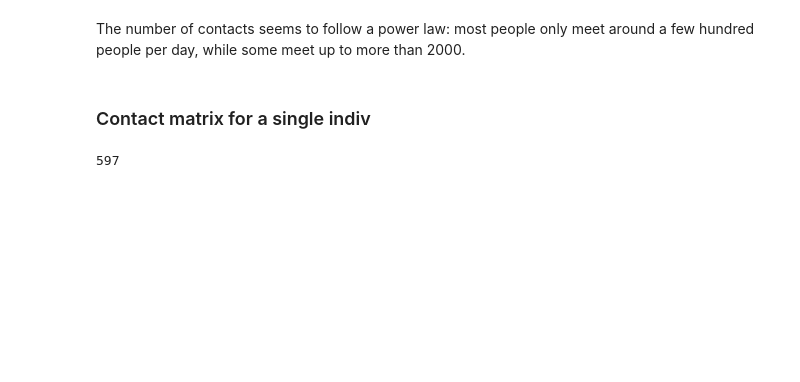
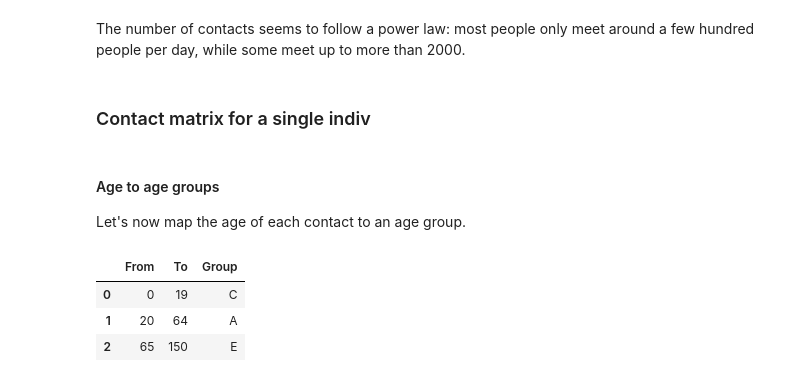
Before and after one commit to dauvillc/covid-19-switzerland, a Jupyter notebook: scripts/contact_matrices.ipynb, the cells around one changed output. Saved outputs shown, nothing was run; the diff lists cells and outputs as text; code cells hidden in the pictures; blank space fills up the shorter version.

```diff
--- a/scripts/contact_matrices.ipynb
+++ b/scripts/contact_matrices.ipynb
@@ -281,4 +285,11 @@ def total_contacts(person_id):
-# %%
-total_contacts(510685)
-# %% [output]
-597
+# %% [markdown]
+#### Age to age groups
+Let's now map the age of each contact to an age group.
+# %%
+age_intervals = pd.DataFrame({'From': [0, 20, 65], 'To': [19, 64, 150], 'Group':['C', 'A', 'E']})
+age_intervals
+# %% [output]
+|  | From | To | Group |
+| 0 | 0 | 19 | C |
+| 1 | 20 | 64 | A |
+| 2 | 65 | 150 | E |
```
Also changed, not shown: parts of 18 cells of this notebook.
